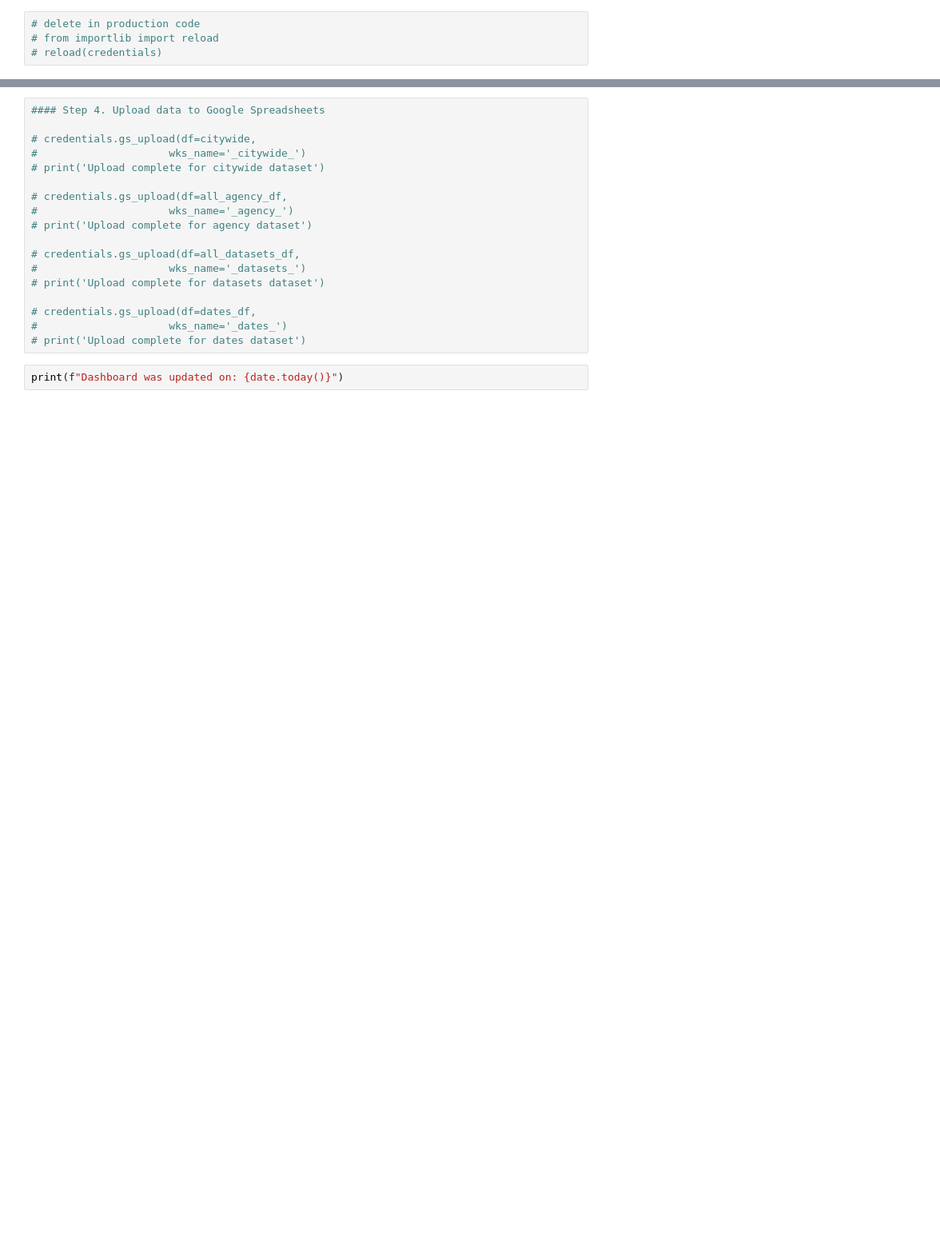
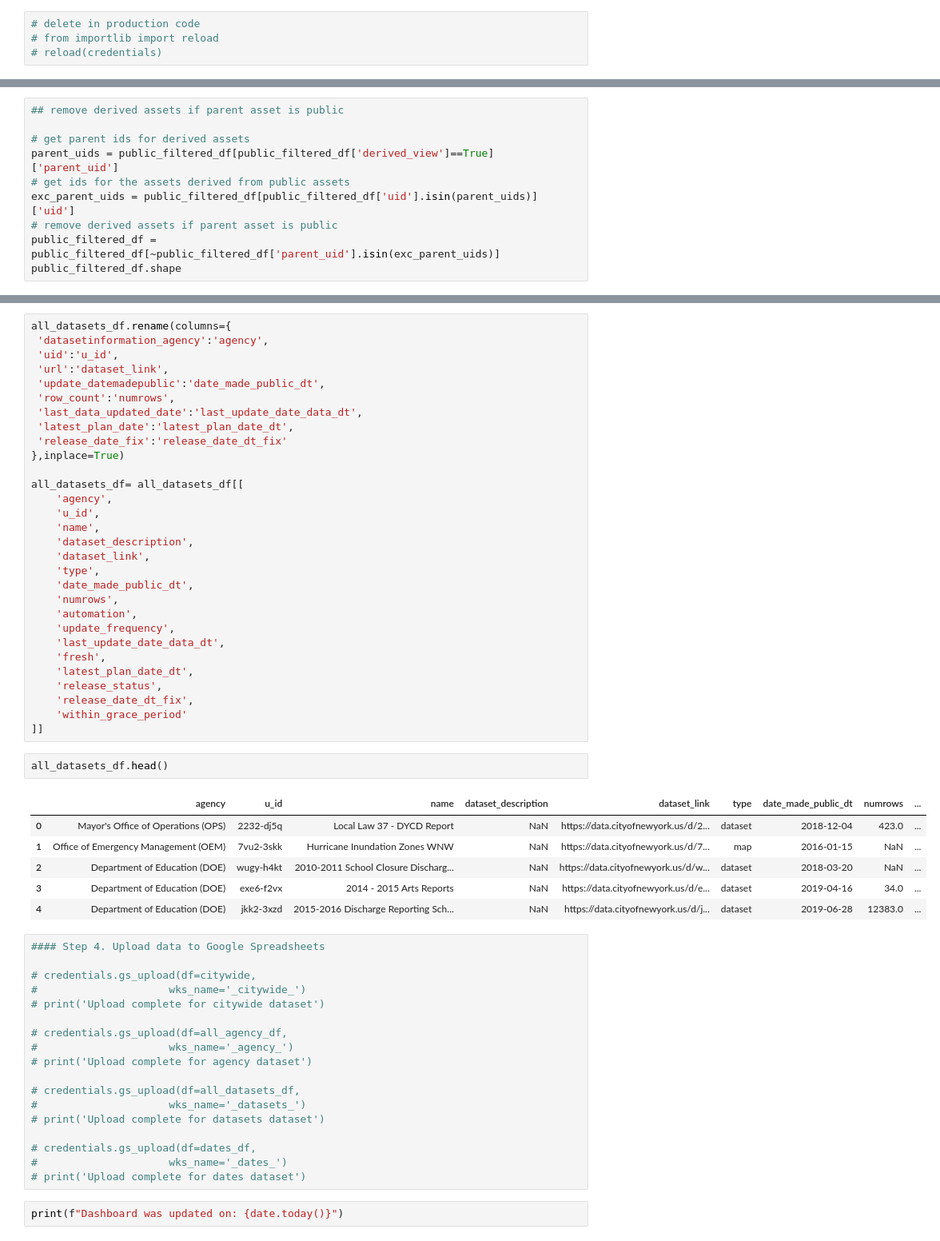
Before and after one commit to MODA-NYC/OpenDataDashboard_v3, a Jupyter notebook: dashboard.ipynb, the cells around one changed output, grey strips where cells are left out. Shown: that part at 80% size. Cells and saved outputs as stored; diff of their text form; blank space fills up the shorter version.

Commit message:
updated code for new asset inventory

```diff
--- a/dashboard.ipynb
+++ b/dashboard.ipynb
@@ -573,0 +111,10 @@ all_datasets_df.shape
+# %%
+## remove derived assets if parent asset is public
+
+# get parent ids for derived assets
+parent_uids = public_filtered_df[public_filtered_df['derived_view']==True]['parent_uid']
+# get ids for the assets derived from public assets
+exc_parent_uids = public_filtered_df[public_filtered_df['uid'].isin(parent_uids)]['uid']
+# remove derived assets if parent asset is public
+public_filtered_df = public_filtered_df[~public_filtered_df['parent_uid'].isin(exc_parent_uids)]
+public_filtered_df.shape
@@ -574,3 +603,42 @@ all_datasets_df.shape
+# %%
+all_datasets_df.rename(columns={
+ 'datasetinformation_agency':'agency',
+ 'uid':'u_id',
+ 'url':'dataset_link',
+ 'update_datemadepublic':'date_made_public_dt',
+ 'row_count':'numrows',
+ 'last_data_updated_date':'last_update_date_data_dt',
+ 'latest_plan_date':'latest_plan_date_dt',
+ 'release_date_fix':'release_date_dt_fix'
+},inplace=True)
+
+all_datasets_df= all_datasets_df[[
+    'agency',
+    'u_id',
+    'name',
+    'dataset_description',
+    'dataset_link',
+    'type',
+    'date_made_public_dt',
+    'numrows',
+    'automation',
+    'update_frequency',
+    'last_update_date_data_dt',
+    'fresh',
+    'latest_plan_date_dt',
+    'release_status',
+    'release_date_dt_fix',
+    'within_grace_period'
+]]
+# %%
+all_datasets_df.head()
+# %% [output]
+|  | agency | u_id | name | dataset_description | dataset_link | type | date_made_public_dt | numrows | ... |
+| 0 | Mayor's Office of Operations (OPS) | 2232-dj5q | Local Law 37 - DYCD Report | NaN | https://data.cityofnewyork.us/d/2... | dataset | 2018-12-04 | 423.0 | ... |
+| 1 | Office of Emergency Management (OEM) | 7vu2-3skk | Hurricane Inundation Zones WNW | NaN | https://data.cityofnewyork.us/d/7... | map | 2016-01-15 | NaN | ... |
+| 2 | Department of Education (DOE) | wugy-h4kt | 2010-2011 School Closure Discharg... | NaN | https://data.cityofnewyork.us/d/w... | dataset | 2018-03-20 | NaN | ... |
+| 3 | Department of Education (DOE) | exe6-f2vx | 2014 - 2015 Arts Reports | NaN | https://data.cityofnewyork.us/d/e... | dataset | 2019-04-16 | 34.0 | ... |
+| 4 | Department of Education (DOE) | jkk2-3xzd | 2015-2016 Discharge Reporting Sch... | NaN | https://data.cityofnewyork.us/d/j... | dataset | 2019-06-28 | 12383.0 | ... |
 # %%
 #### Step 4. Upload data to Google Spreadsheets
 
```
Also changed, not shown: parts of 49 cells of this notebook, 3 other files.
